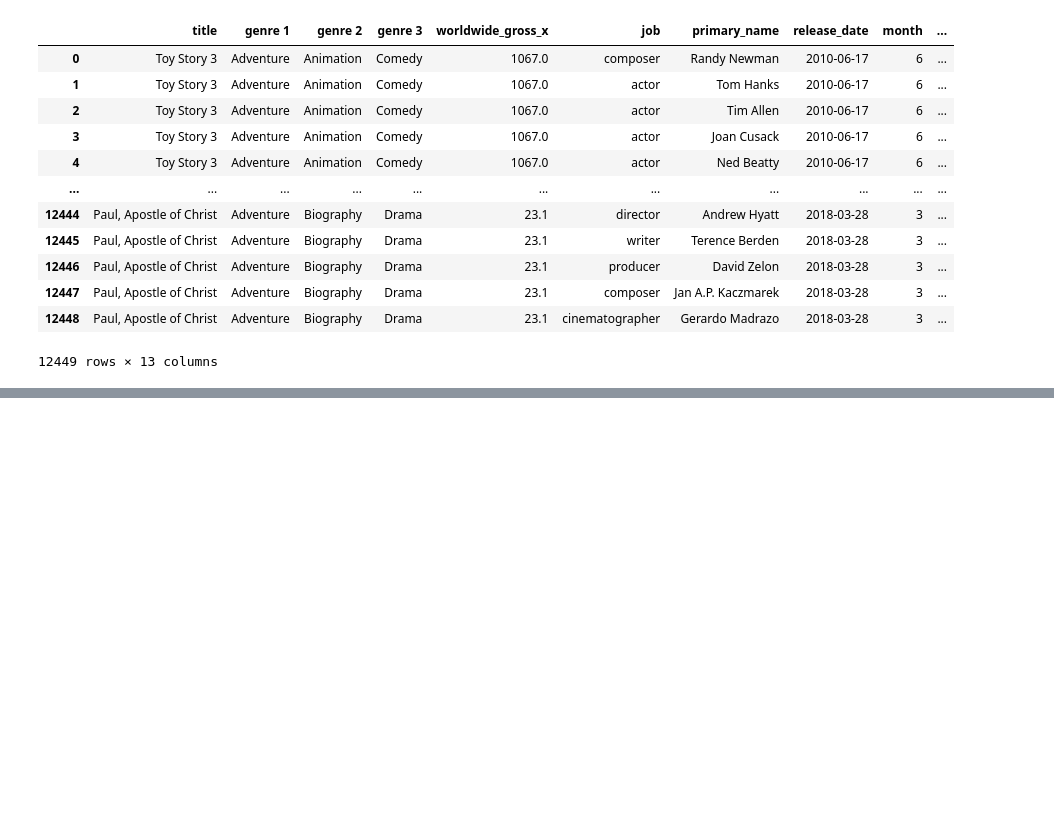
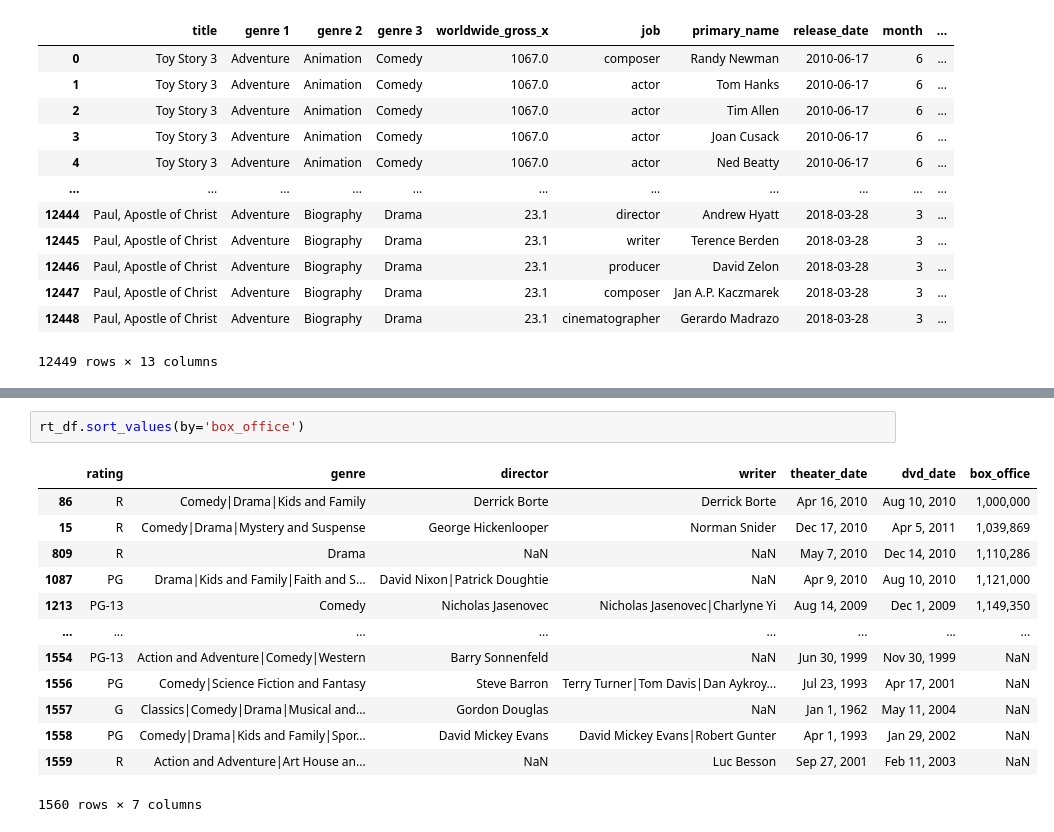
Before and after one commit to Jyve00/Microsoft_Movie_Project, a Jupyter notebook: Data Join Visualization.ipynb, the cells around one changed output, grey strips where cells are left out. Drawn from its saved outputs; the diff is of its cells as text; blank space fills up the shorter version.

```diff
--- a/Data Join Visualization.ipynb
+++ b/Data Join Visualization.ipynb
@@ -1142,0 +1270,16 @@ df_merged3
+# %%
+rt_df.sort_values(by='box_office')
+# %% [output]
+|  | rating | genre | director | writer | theater_date | dvd_date | box_office |
+| 86 | R | Comedy|Drama|Kids and Family | Derrick Borte | Derrick Borte | Apr 16, 2010 | Aug 10, 2010 | 1,000,000 |
+| 15 | R | Comedy|Drama|Mystery and Suspense | George Hickenlooper | Norman Snider | Dec 17, 2010 | Apr 5, 2011 | 1,039,869 |
+| 809 | R | Drama | NaN | NaN | May 7, 2010 | Dec 14, 2010 | 1,110,286 |
+| 1087 | PG | Drama|Kids and Family|Faith and S... | David Nixon|Patrick Doughtie | NaN | Apr 9, 2010 | Aug 10, 2010 | 1,121,000 |
+| 1213 | PG-13 | Comedy | Nicholas Jasenovec | Nicholas Jasenovec|Charlyne Yi | Aug 14, 2009 | Dec 1, 2009 | 1,149,350 |
+| ... | ... | ... | ... | ... | ... | ... | ... |
+| 1554 | PG-13 | Action and Adventure|Comedy|Western | Barry Sonnenfeld | NaN | Jun 30, 1999 | Nov 30, 1999 | NaN |
+| 1556 | PG | Comedy|Science Fiction and Fantasy | Steve Barron | Terry Turner|Tom Davis|Dan Aykroy... | Jul 23, 1993 | Apr 17, 2001 | NaN |
+| 1557 | G | Classics|Comedy|Drama|Musical and... | Gordon Douglas | NaN | Jan 1, 1962 | May 11, 2004 | NaN |
+| 1558 | PG | Comedy|Drama|Kids and Family|Spor... | David Mickey Evans | David Mickey Evans|Robert Gunter | Apr 1, 1993 | Jan 29, 2002 | NaN |
+| 1559 | R | Action and Adventure|Art House an... | NaN | Luc Besson | Sep 27, 2001 | Feb 11, 2003 | NaN |
+1560 rows × 7 columns
```
Also changed, not shown: parts of 22 cells of this notebook, 5 other files.
